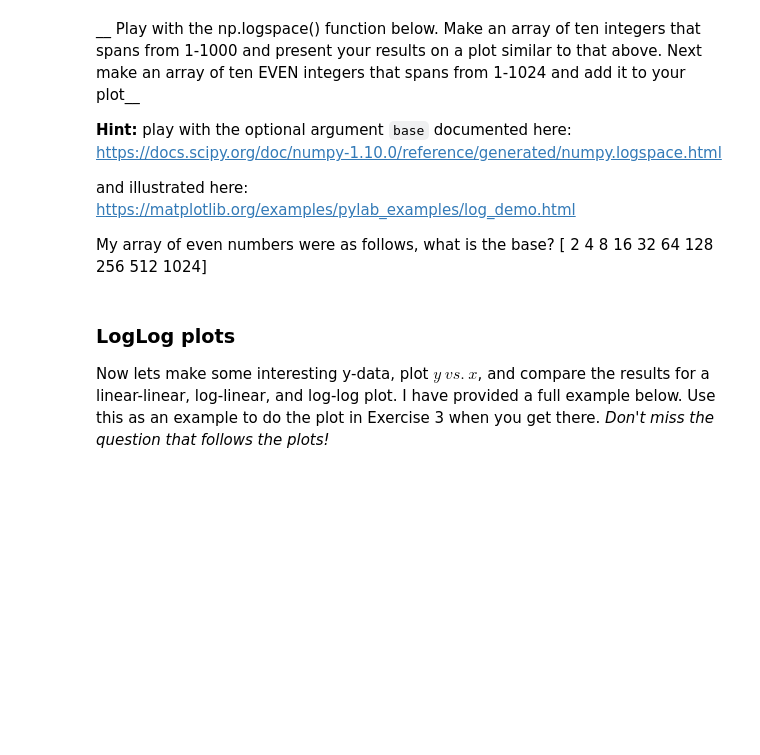
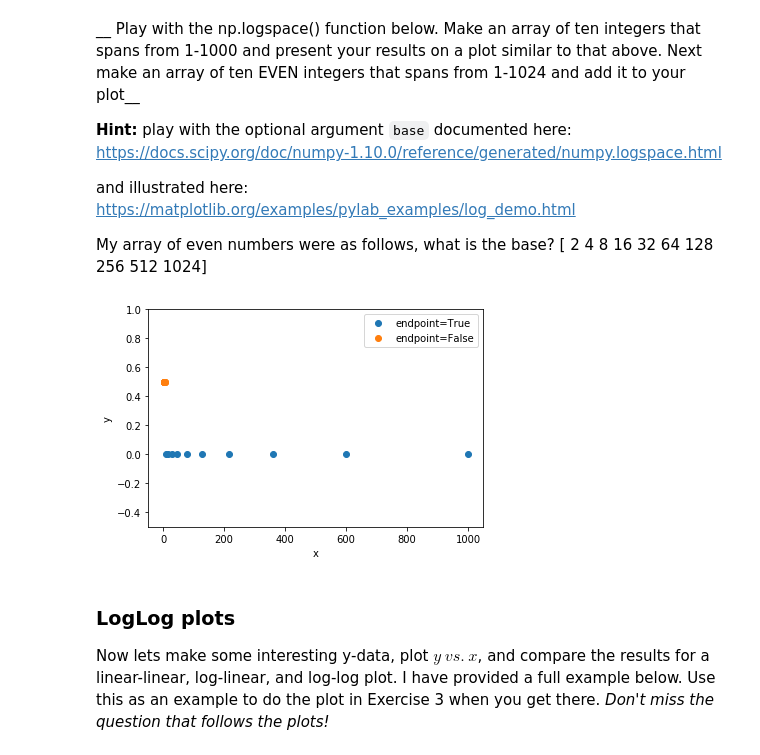
Before and after one commit to chan8005/Weekly-Sessions, a Jupyter notebook: Weekly Session 4.ipynb, the cells around one changed output. Drawn from its saved outputs; the diff is of its cells as text; code cells hidden in the pictures; blank space fills up the shorter version.

```diff
--- a/Weekly Session 4.ipynb
+++ b/Weekly Session 4.ipynb
@@ -290,3 +291,19 @@ My array of even numbers were as follows, what is the base?
+# %%
+# Your code here.
+x1 = np.logspace(1, 3, N, endpoint=True)    #where 1 means 10^1 and 2 means 10^2
+x2 = np.logspace(1, 3, N, endpoint=False, base=2)
+y = np.zeros(N)
+
+
+plt.plot(x1, y, 'o', label="endpoint=True")
+plt.plot(x2, y + 0.5, 'o',label='endpoint=False')
+plt.ylim([-0.5, 1])
+plt.xlabel("x")
+plt.ylabel("y")
+plt.legend()
+plt.show()
+# %% [output]
+[figure, added]
 # %% [markdown]
 ### LogLog plots
 Now lets make some interesting y-data, plot $y ~vs.~ x$, and compare the results for a linear-linear, log-linear, and log-log plot.  I have provided a full example below.  Use this as an example to do the plot in Exercise 3 when you get there.
```
Also changed, not shown: parts of 8 cells of this notebook.
